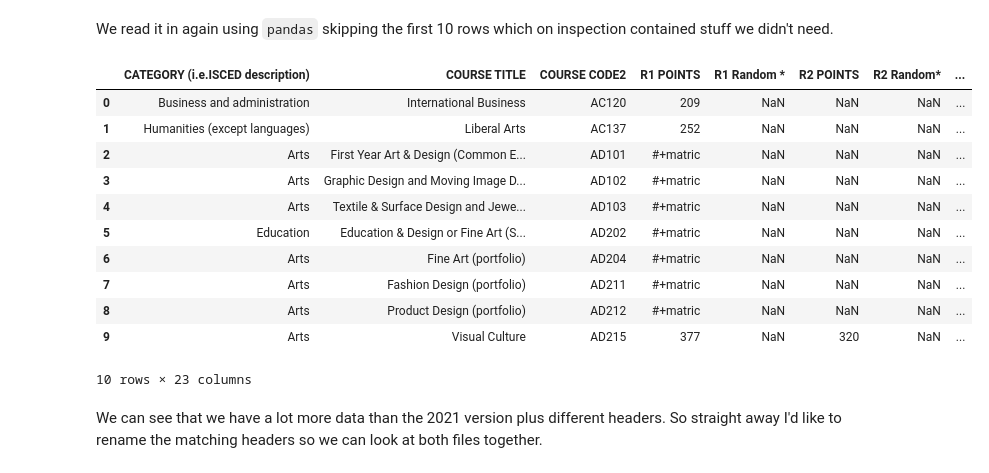
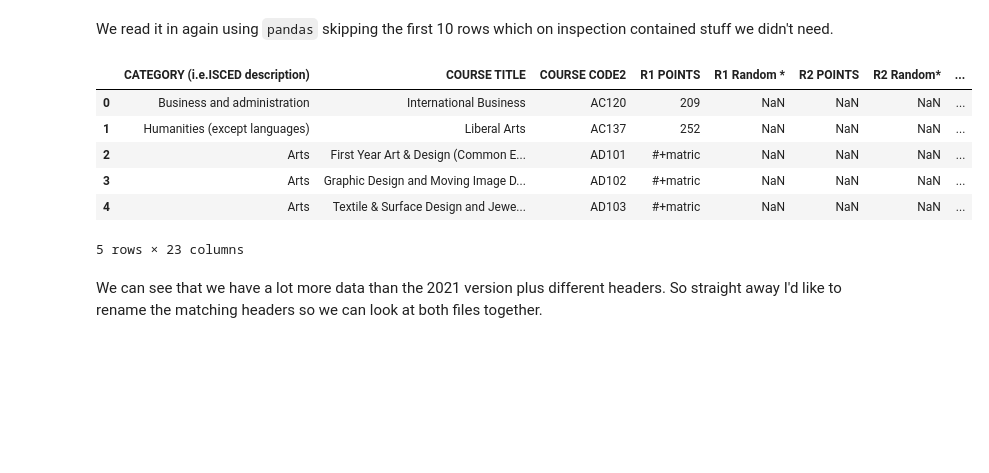
Before and after one commit to Caoimhinv/Fundamentals_Assessment, a Jupyter notebook: cao.ipynb, the cells around one changed output. Saved outputs shown, nothing was run; the diff lists cells and outputs as text; code cells hidden in the pictures; blank space fills up the shorter version.

```diff
--- a/cao.ipynb
+++ b/cao.ipynb
@@ -221,22 +327,17 @@ We read it in again using `pandas` skipping the first 10 rows which on inspectio
 # %%
 # skip the first 10 rows
 df2020 = pd.read_excel (url2020, skiprows=10)
 
 # have a look at the first ten rows
-df2020.head(10)
+df2020.head()
 # %% [output]
 |  | CATEGORY (i.e.ISCED description) | COURSE TITLE | COURSE CODE2 | R1 POINTS | R1 Random * | R2 POINTS | R2 Random* | ... |
 | 0 | Business and administration | International Business | AC120 | 209 | NaN | NaN | NaN | ... |
 | 1 | Humanities (except languages) | Liberal Arts | AC137 | 252 | NaN | NaN | NaN | ... |
 | 2 | Arts | First Year Art & Design (Common E... | AD101 | #+matric | NaN | NaN | NaN | ... |
 | 3 | Arts | Graphic Design and Moving Image D... | AD102 | #+matric | NaN | NaN | NaN | ... |
 | 4 | Arts | Textile & Surface Design and Jewe... | AD103 | #+matric | NaN | NaN | NaN | ... |
-| 5 | Education | Education & Design or Fine Art (S... | AD202 | #+matric | NaN | NaN | NaN | ... |
-| 6 | Arts | Fine Art (portfolio) | AD204 | #+matric | NaN | NaN | NaN | ... |
-| 7 | Arts | Fashion Design (portfolio) | AD211 | #+matric | NaN | NaN | NaN | ... |
-| 8 | Arts | Product Design (portfolio) | AD212 | #+matric | NaN | NaN | NaN | ... |
-| 9 | Arts | Visual Culture | AD215 | 377 | NaN | 320 | NaN | ... |
-10 rows × 23 columns
+5 rows × 23 columns
 # %% [markdown]
 We can see that we have a lot more data than the 2021 version plus different headers. So straight away I'd like to rename the matching headers so we can look at both files together.
 # %%
```
Also changed, not shown: parts of 53 cells of this notebook, 13 other files.
